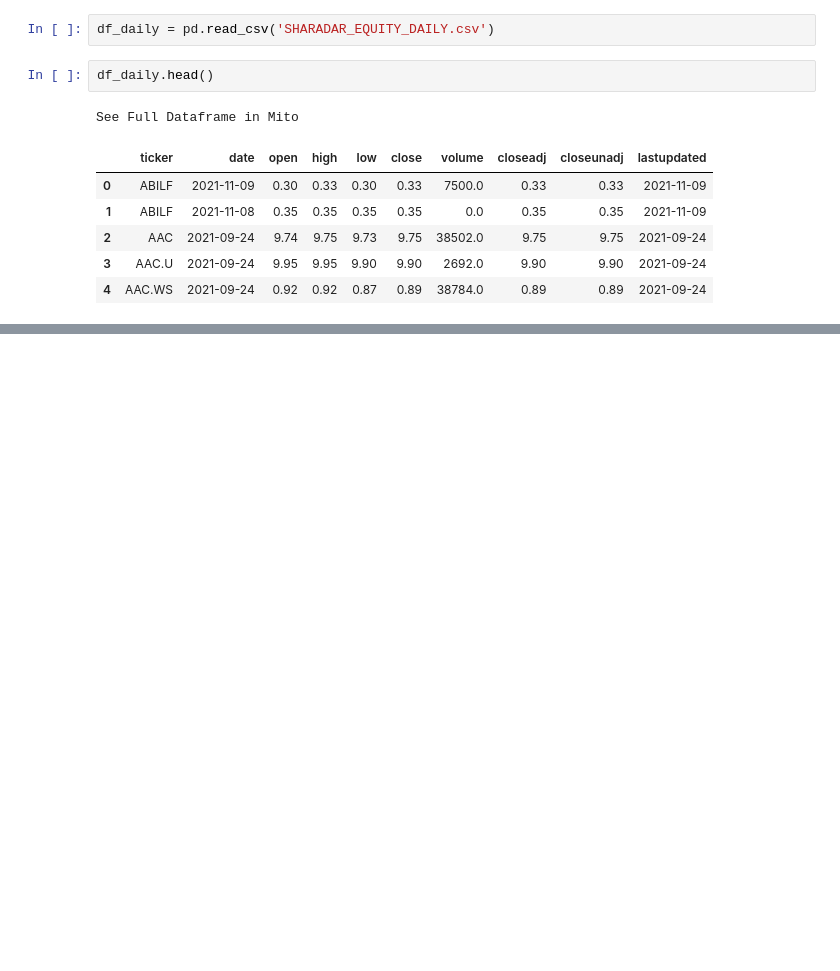
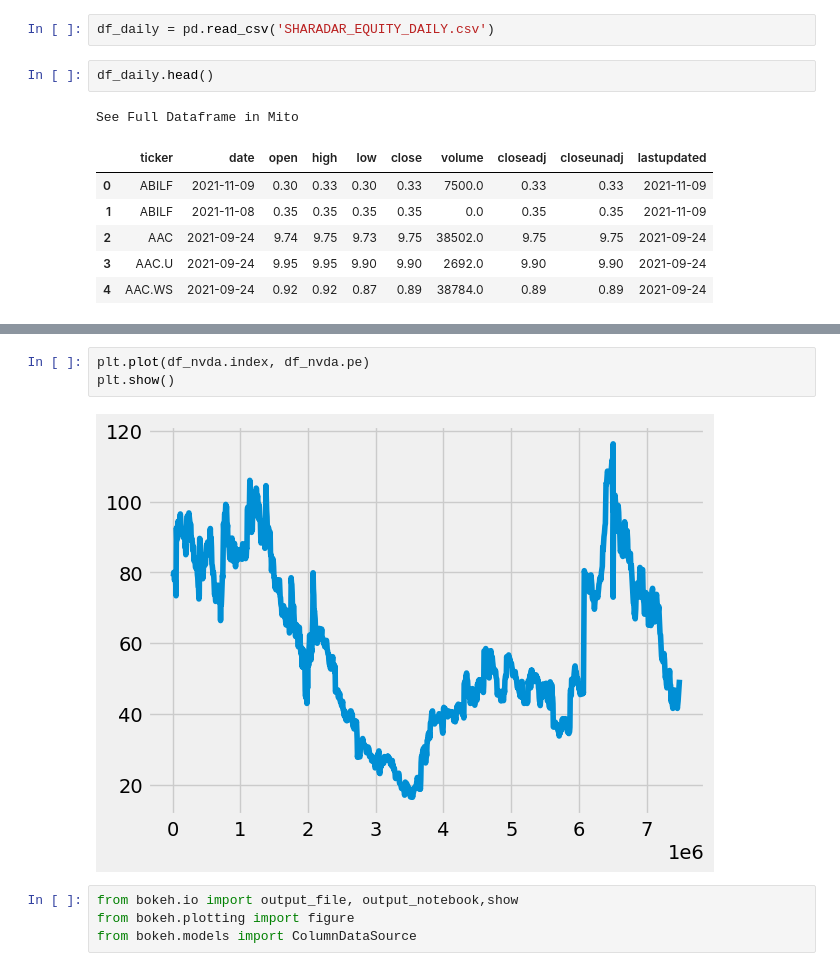
Before and after one commit to bme3412/Python, a Jupyter notebook: quandl/Quandl.ipynb, the cells around one changed output, grey strips where cells are left out. Saved outputs shown, nothing was run; the diff lists cells and outputs as text; blank space fills up the shorter version.

```diff
--- a/quandl/Quandl.ipynb
+++ b/quandl/Quandl.ipynb
@@ -66,0 +86,9 @@ See Full Dataframe in Mito
+# %%
+plt.plot(df_nvda.index, df_nvda.pe)
+plt.show()
+# %% [output]
+[figure, added]
+# %%
+from bokeh.io import output_file, output_notebook,show
+from bokeh.plotting import figure
+from bokeh.models import ColumnDataSource
```
Also changed, not shown: parts of 22 cells of this notebook.
